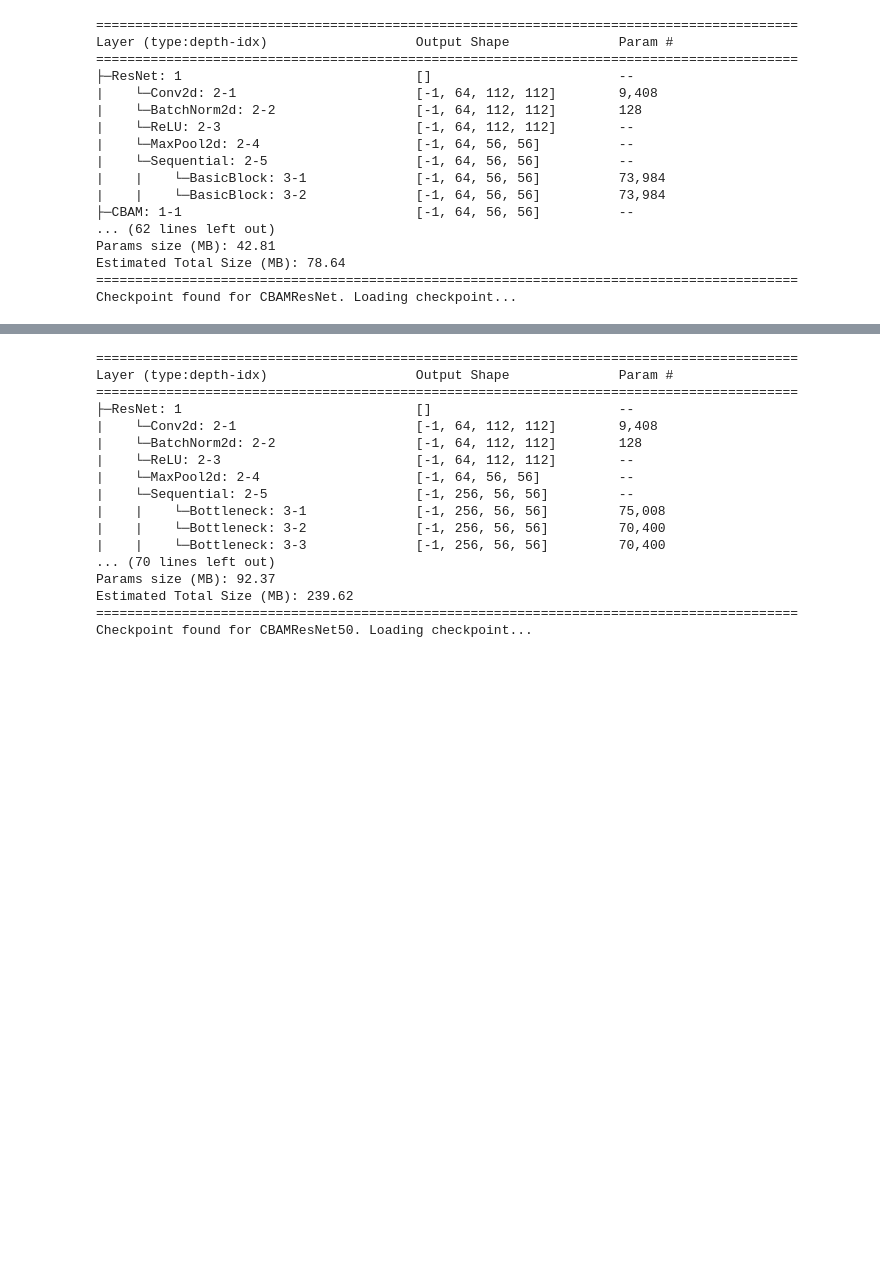
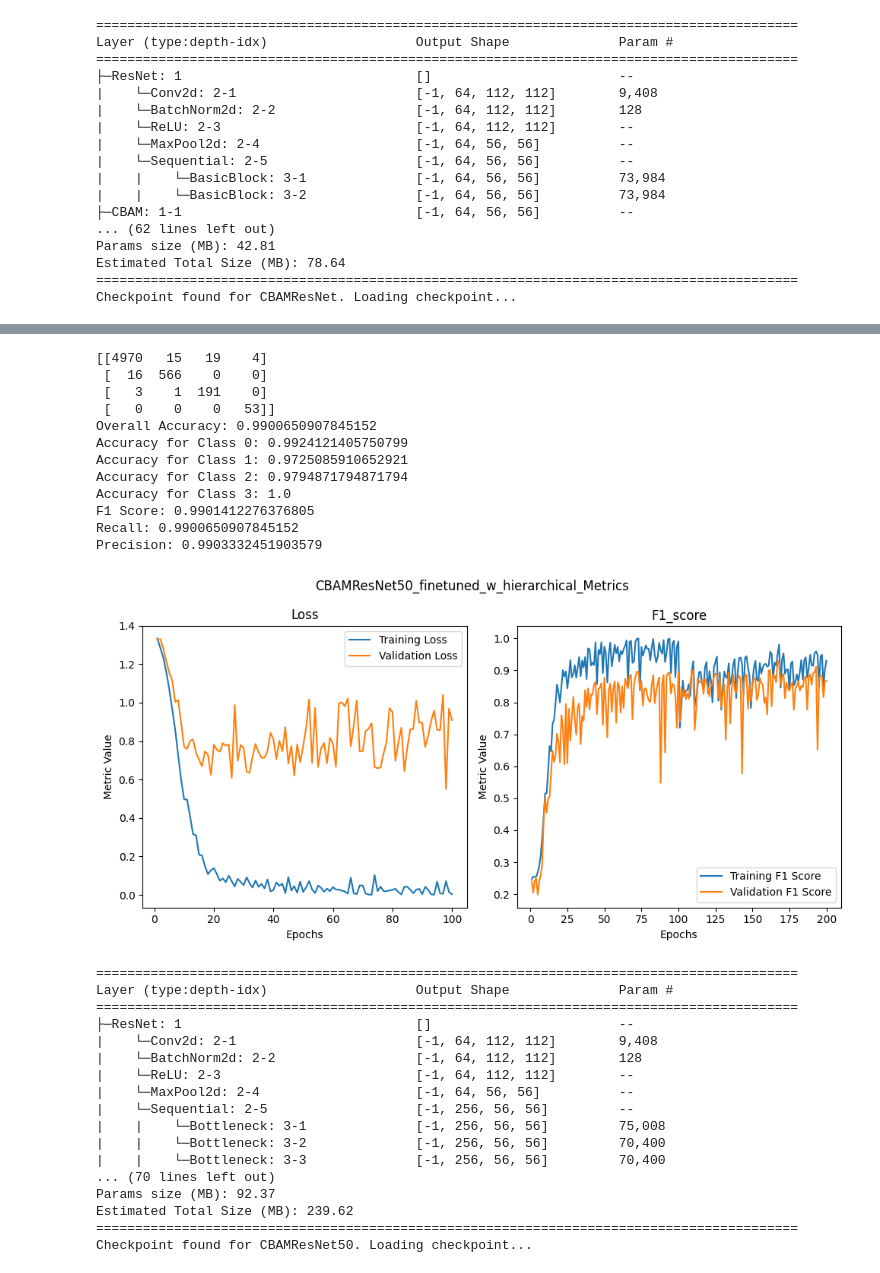
Before and after one commit to LHJJosh/DeepDementiaDetect, a Jupyter notebook: oasis_3_notebook.ipynb, the cells around one changed output, grey strips where cells are left out. Drawn from its saved outputs; the diff is of its cells as text; code cells hidden in the pictures; blank space fills up the shorter version.

Commit message:
feat: Add hierarchical comparison and data augmentation

```diff
--- a/oasis_3_notebook.ipynb
+++ b/oasis_3_notebook.ipynb
@@ -1591,3 +1555,18 @@ Precision: 0.8930220120457385
 # %%
 del model7
 torch.cuda.empty_cache()
+# %%
+##Train
+# Load model8
+model8 = CBAMResNet(num_classes=4)
+
+summary(model8, (3, 224, 224))
+
+## Define the loss function and optimizer
+criterion = HierarchicalCrossEntropyLoss(weight=weights_tensor)
+optimizer = optim.Adam(model8.parameters(), lr=0.0001, betas=(0.9, 0.999), weight_decay=1e-5)
+
+# Train the model
+metric_history = {'val_loss': [], 'val_f1': [], 'train_loss': [], 'train_f1': []}
+model_name='CBAMResNet50_finetuned_w_hierarchical'
+model8 = train_model(model8, model_name=model_name, num_epochs=100, early_stopping=False)
@@ -1594,3 +1591,38 @@ torch.cuda.empty_cache()
+# %%
+## Evaluate
+overall_accuracy, class_accuracies, f1, recall, precision = evaluate_model(model8, test_dataloader, device)
+print(f'Overall Accuracy: {overall_accuracy}')
+for i, class_accuracy in enumerate(class_accuracies):
+    print(f'Accuracy for Class {i}: {class_accuracy}')
+print(f'F1 Score: {f1}')
+print(f'Recall: {recall}')
+print(f'Precision: {precision}')
+
+# Convert metric history to a DataFrame
+metric_df = pd.DataFrame(metric_history)
+
+# Save the DataFrame to a CSV file
+csv_file_path = os.path.join('checkpoints/', f'{model_name}_metrics.csv')
+if not os.path.exists(csv_file_path):
+    metric_df.to_csv(csv_file_path, index=False)
+else:
+    metric_df.to_csv(csv_file_path, mode='a', header=False, index=False)
+
+plot_metrics_from_csv(model_name, title=model_name + '_Metrics', ylabel='Metric Value')
+# %% [output]
+[[4970   15   19    4]
+ [  16  566    0    0]
+ [   3    1  191    0]
+ [   0    0    0   53]]
+Overall Accuracy: 0.9900650907845152
+Accuracy for Class 0: 0.9924121405750799
+Accuracy for Class 1: 0.9725085910652921
+Accuracy for Class 2: 0.9794871794871794
+Accuracy for Class 3: 1.0
+F1 Score: 0.9901412276376805
+Recall: 0.9900650907845152
+Precision: 0.9903332451903579
+[figure, added]
 # %%
 ##Train
 # Load model8
```
Also changed, not shown: parts of 12 cells of this notebook.
